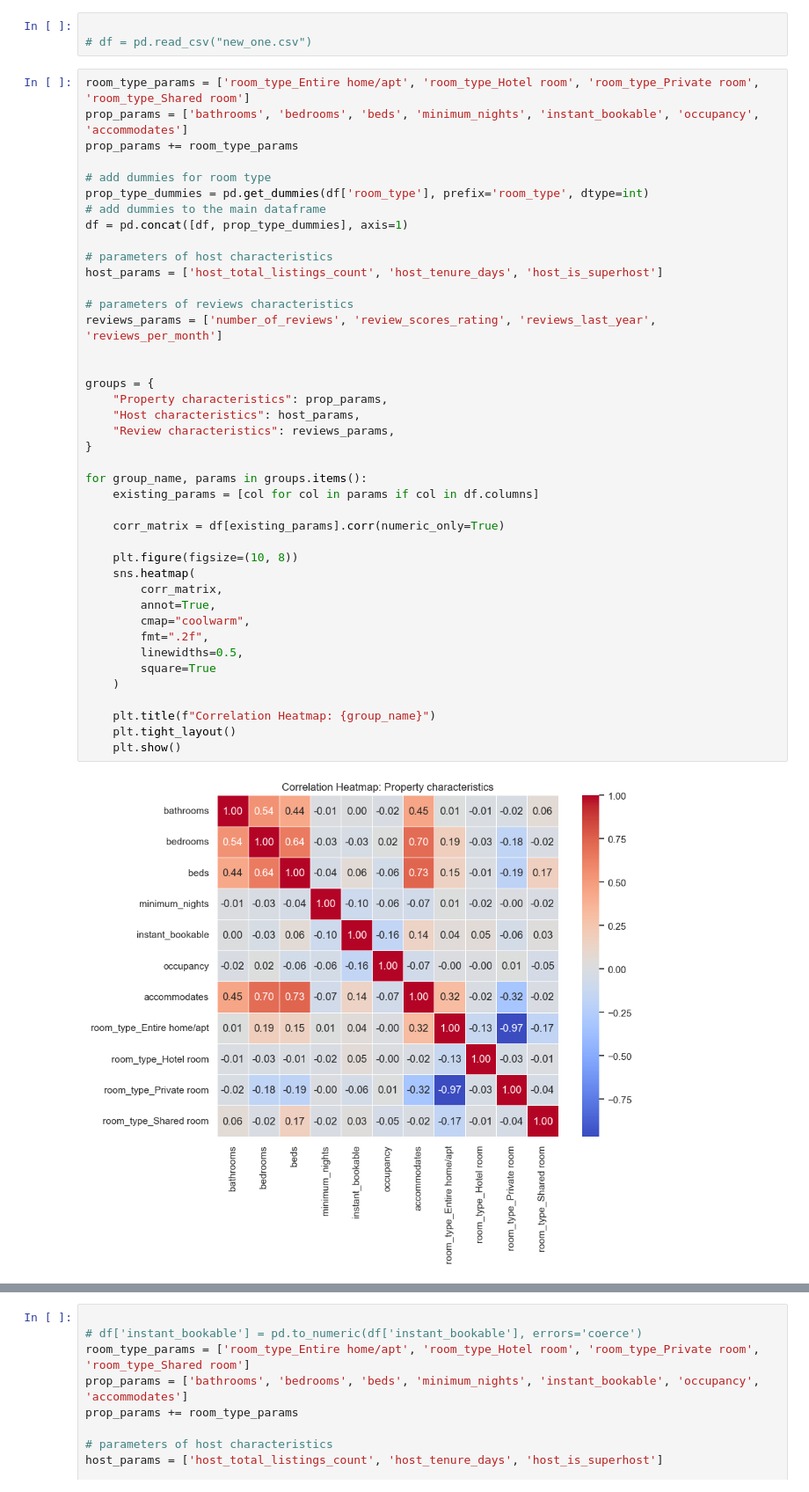
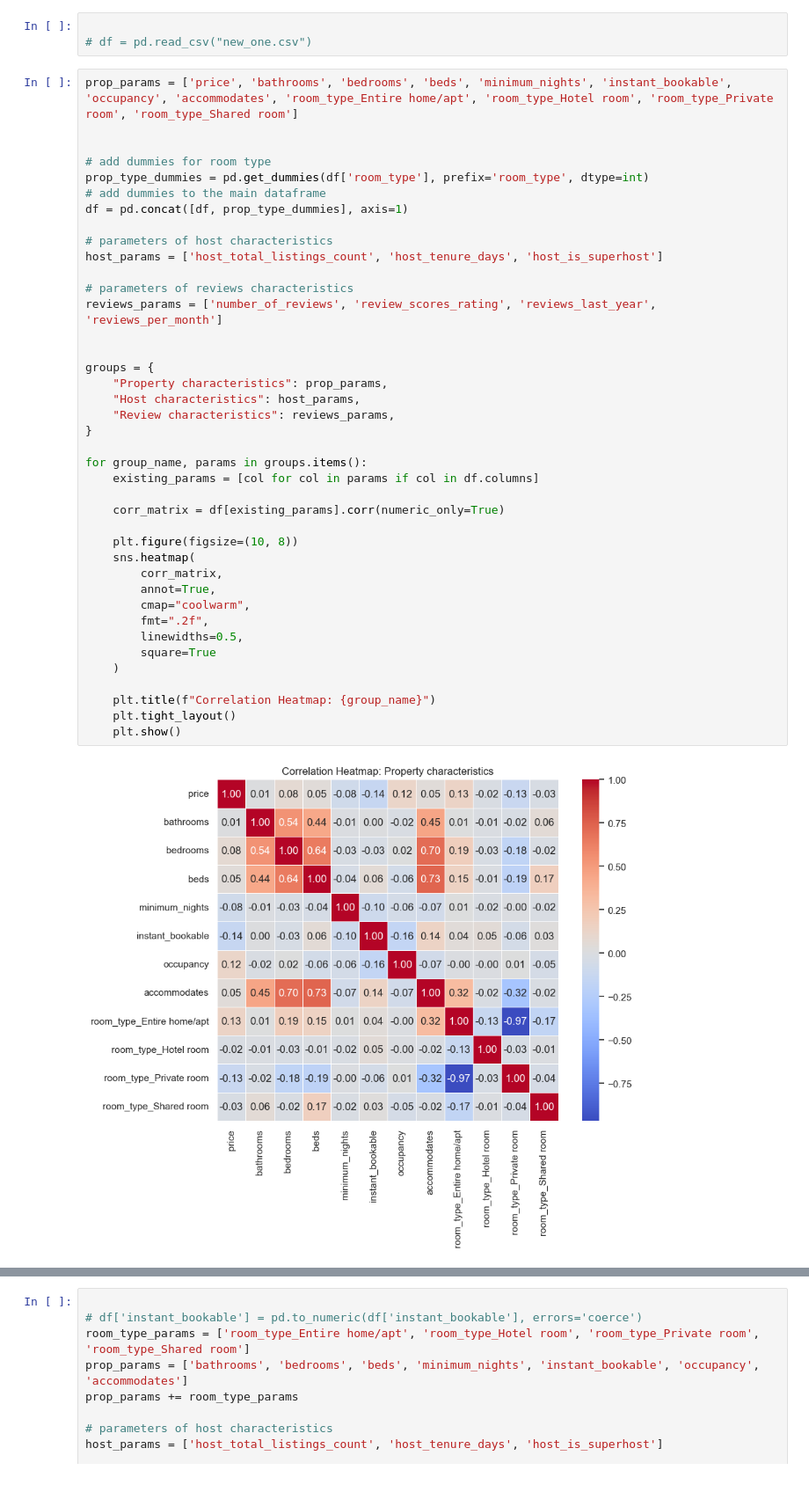
Before and after one commit to anna-kryvulia/Econometrics_project_Airbnb, a Jupyter notebook: file1.ipynb, the cells around one changed output, grey strips where cells are left out. Shown at 88% size. Drawn from its saved outputs; the diff is of its cells as text.

```diff
--- a/file1.ipynb
+++ b/file1.ipynb
@@ -234,9 +268,8 @@ Skewness: 1.6627715357588095
 
 # df = pd.read_csv("new_one.csv")
 # %%
-room_type_params = ['room_type_Entire home/apt', 'room_type_Hotel room', 'room_type_Private room', 'room_type_Shared room']
-prop_params = ['bathrooms', 'bedrooms', 'beds', 'minimum_nights', 'instant_bookable', 'occupancy', 'accommodates']
-prop_params += room_type_params
+prop_params = ['price', 'bathrooms', 'bedrooms', 'beds', 'minimum_nights', 'instant_bookable', 'occupancy', 'accommodates', 'room_type_Entire home/apt', 'room_type_Hotel room', 'room_type_Private room', 'room_type_Shared room']
+
 
 # add dummies for room type
 prop_type_dummies = pd.get_dummies(df['room_type'], prefix='room_type', dtype=int)
@@ -248,34 +281,34 @@ host_params = ['host_total_listings_count', 'host_tenure_days', 'host_is_superho
 
 # parameters of reviews characteristics
 reviews_params = ['number_of_reviews', 'review_scores_rating', 'reviews_last_year', 'reviews_per_month']
 
 
 groups = {
     "Property characteristics": prop_params,
     "Host characteristics": host_params,
     "Review characteristics": reviews_params,
 }
 
 for group_name, params in groups.items():
     existing_params = [col for col in params if col in df.columns]
 
     corr_matrix = df[existing_params].corr(numeric_only=True)
 
     plt.figure(figsize=(10, 8))
     sns.heatmap(
         corr_matrix,
         annot=True,
         cmap="coolwarm",
         fmt=".2f",
         linewidths=0.5,
         square=True
     )
 
     plt.title(f"Correlation Heatmap: {group_name}")
     plt.tight_layout()
     plt.show()
 # %% [output]
-[figure, old version]
+[figure, new version]
 [figure]
 [figure]
 # %%
```
Also changed, not shown: parts of 33 cells of this notebook, 1 other file.
